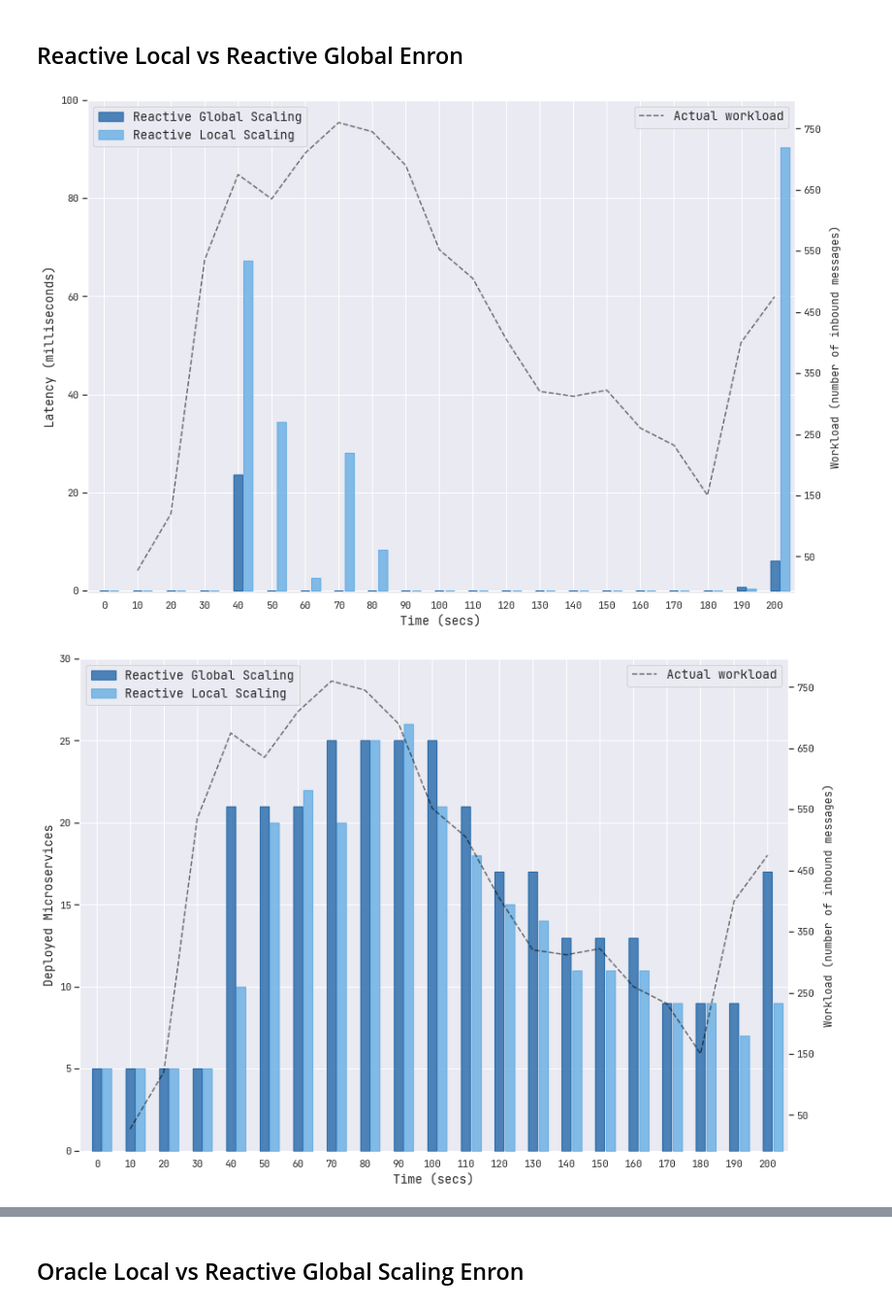
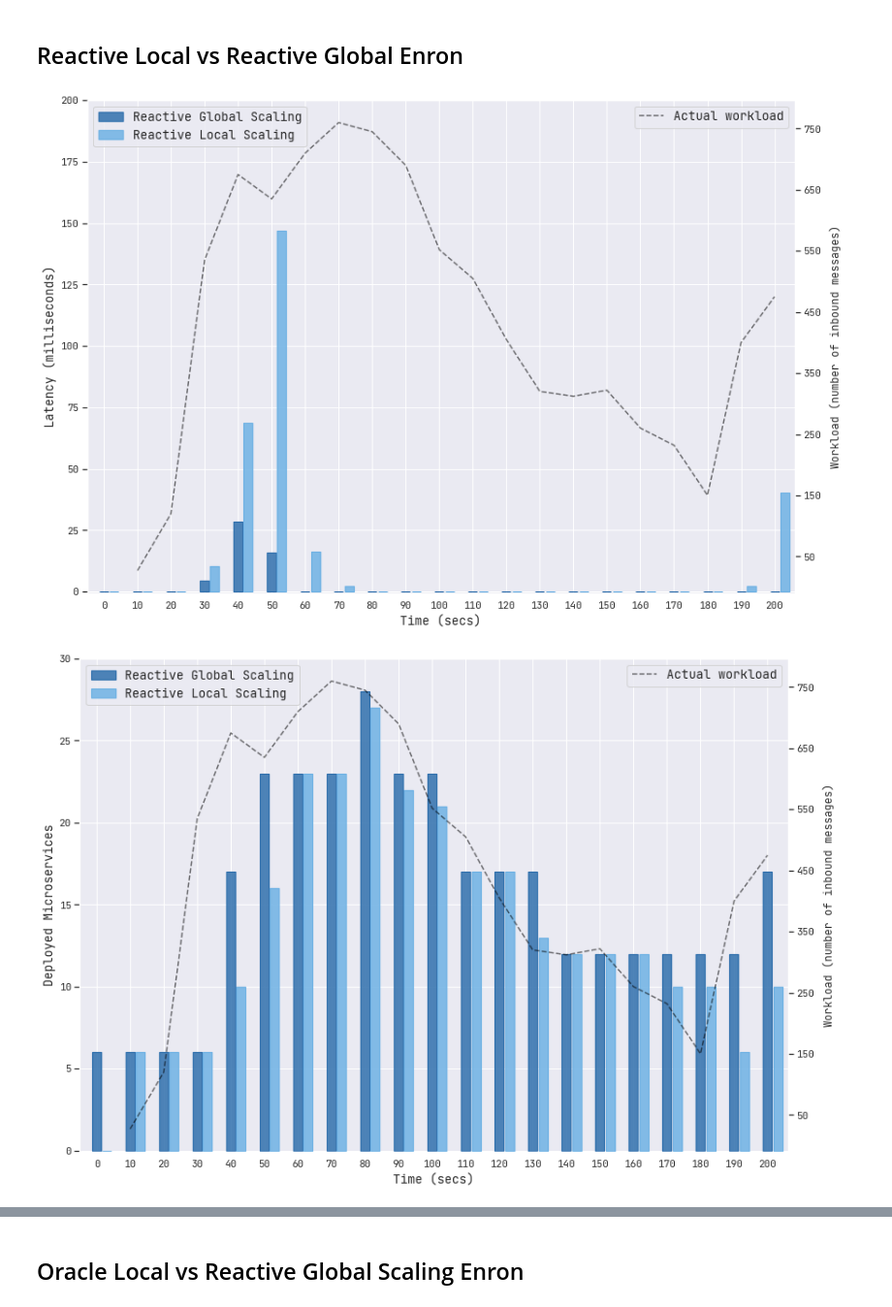
Before and after one commit to LBacchiani/TeaStore-GlobalScaling, a Jupyter notebook: main.ipynb, the cells around one changed output, grey strips where cells are left out. Shown at 97% size. Saved outputs shown, nothing was run; the diff lists cells and outputs as text; code cells hidden in the pictures.

```diff
--- a/main.ipynb
+++ b/main.ipynb
@@ -45,7 +45,7 @@ label_others = "Urgaonkar et al."
 # %% [markdown]
 ## Reactive Local vs Reactive Global Enron
 # %%
-data_folder = 'data/'
+data_folder = 'newData/'
 data_files = ['reactive_local.txt', 'reactive_global.txt']
 
 target_cols = ['Latency (ms)', 'Deployed instances', 'Message Loss']
@@ -90,7 +90,7 @@ for target_col, target_label, save_label, step in zip(target_cols, target_labels
     width = 2.7
 
     if save_label == 'latency':
-        up = 100
+        up = 200
         down = -.5
     elif save_label == 'deployed_instaces':
         up = 30
@@ -124,32 +124,32 @@ for target_col, target_label, save_label, step in zip(target_cols, target_labels
         width=width,
     )
 
 
     # define background plot
     arrived_msgs = ax_background.plot(x[1:], y_msgs[1:], linestyle='dashed', label='Actual workload', color='black', zorder=1000, alpha=.55)
 
     # set axis limits
     ax.set_yscale('linear')
     ax.set_xlim(-5, 206)
     ax.set_ylim(down, up)
 
     # set ticks and labels
     ax.set_ylabel(target_label, fontsize=13.5)
     ax.set_xlabel('Time (secs)', fontsize=13.5)
     ax.set_xticks(range(0, 210, 10))
     #ax.set_xticklabels(['10', '11', '12', '13', '14', '15', '16', '17', '18', '19', '20', '21', '22', '23', '00', '01', '02', '03', '04', '05', '06'])
 
     # background ticks and labels
     ax_background.set_yticks(range(50, 800, 100))
     ax_background.grid(False)
     ax_background.yaxis.set_label_coords(1.05, 0.5)
     ax_background.set_ylabel('Workload (number of inbound messages)')
 
     # legend settings
     ax.legend(loc='upper left', ncol=1, frameon=True, fontsize=13.5)
     ax_background.legend(loc='upper right', ncol=1, frameon=True, fontsize=13.5)
 
     fig.savefig(f'images/{save_label}_reactiveL_vs_reactiveG.pdf', dpi=300, format='pdf', bbox_inches='tight')
 # %% [output]
-[figure, old version]
+[figure, new version]
-[figure, old version]
+[figure, new version]
```
Also changed, not shown: parts of 5 cells of this notebook, 21 other files.
